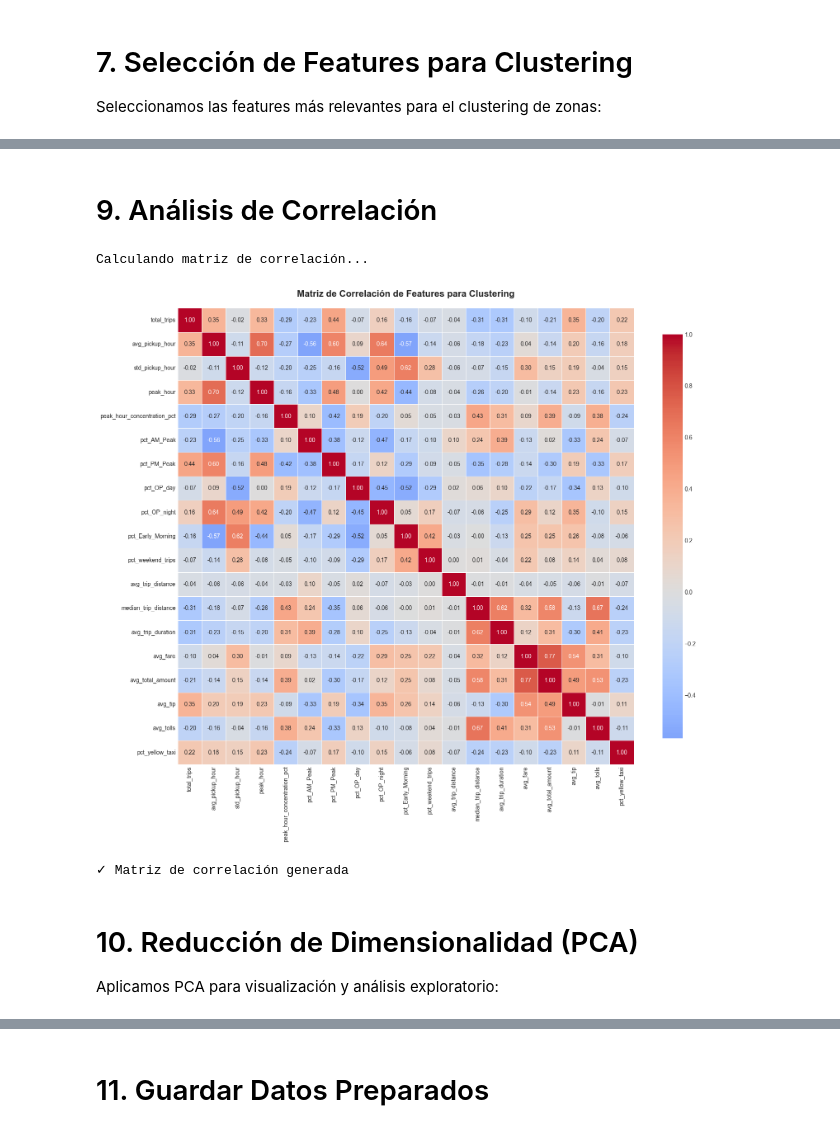
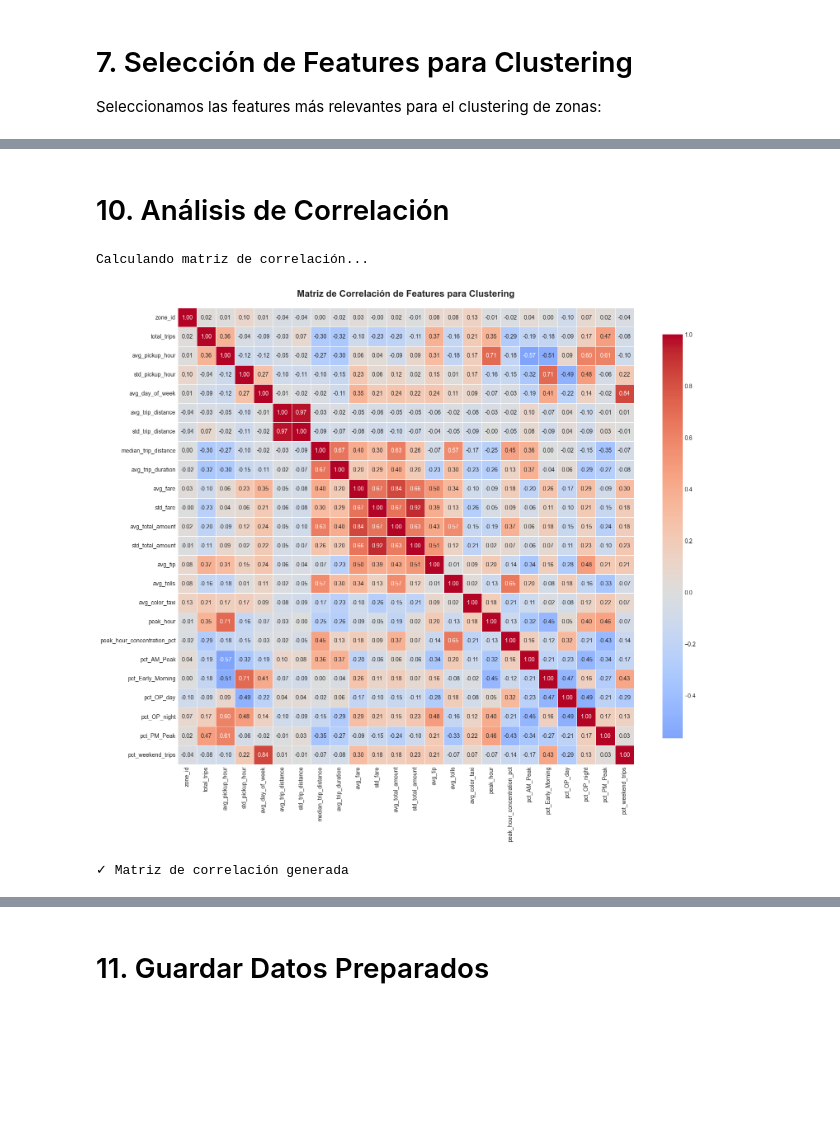
Before and after one commit to secarvallo/MLY0100, a Jupyter notebook: ML-ET/crisp-dm/03_data_preparation.ipynb, the cells around one changed output, grey strips where cells are left out. Saved outputs shown, nothing was run; the diff lists cells and outputs as text; code cells hidden in the pictures; blank space fills up the shorter version.

```diff
--- a/ML-ET/crisp-dm/03_data_preparation.ipynb
+++ b/ML-ET/crisp-dm/03_data_preparation.ipynb
@@ -258,12 +257,12 @@ zone_features.columns = [
     'std_total_amount',
     'avg_tip',
     'avg_tolls',
-    'pct_yellow_taxi'
+    'avg_color_taxi'
 ]
 
 print(f"✓ Features agregadas creadas: {zone_features.shape}")
 print(f"\nPrimeras filas:")
-zone_features.head(10)
+zone_features.sample(5)
 # %% [output]
 ============================================================
 CREANDO FEATURES AGREGADAS POR ZONA
@@ -759,0 +1328,33 @@ pct_yellow_taxi              0.000 1.002 -1.435 1.691
+# %%
+print("=" * 60)
+print("APLICANDO STANDARDSCALER PARA COMPARACIÓN")
+print("=" * 60)
+
+from sklearn.preprocessing import StandardScaler
+
+# Aplicar StandardScaler a los mismos datos
+standard_scaler = StandardScaler()
+X_scaled_standard = standard_scaler.fit_transform(X_clustering_winsorized[numeric_features])
+
+# Convertir a DataFrame
+X_scaled_standard = pd.DataFrame(
+    X_scaled_standard,
+    columns=numeric_features,
+    index=X_clustering_winsorized.index
+)
+
+print("\n✓ StandardScaler aplicado exitosamente")
+print(f"Shape: {X_scaled_standard.shape}")
+
+# Verificar normalización estándar (media ≈ 0, std ≈ 1)
+mean_vals = X_scaled_standard.mean()
+std_vals = X_scaled_standard.std()
+
+print(f"\nVerificación StandardScaler:")
+print(f"  Media promedio: {mean_vals.mean():.8f} (esperado: ~0)")
+print(f"  Std promedio: {std_vals.mean():.8f} (esperado: ~1)")
+print(f"  Media dentro de tolerancia: {abs(mean_vals.mean()) < 1e-10}")
+print(f"  Std dentro de tolerancia: {abs(std_vals.mean() - 1) < 0.01}")
+
+print(f"\nEstadísticas StandardScaler:")
+print(X_scaled_standard.describe().T[['mean', 'std', 'min', 'max']].round(4))
@@ -760,33 +1727,29 @@ pct_yellow_taxi              0.000 1.002 -1.435 1.691
 # %% [markdown]
-# 9. Análisis de Correlación
+# 10. Análisis de Correlación
 # %%
 # Matriz de correlación
 print("Calculando matriz de correlación...")
 
-correlation_matrix = X_clustering.corr()
+correlation_matrix = X_scaled_standard.corr()
 
 # Visualizar matriz de correlación
 plt.figure(figsize=(16, 14))
 sns.heatmap(
     correlation_matrix,
     annot=True,
     fmt='.2f',
     cmap='coolwarm',
     center=0,
     square=True,
     linewidths=0.5,
     cbar_kws={"shrink": 0.8}
 )
 plt.title('Matriz de Correlación de Features para Clustering', fontsize=16, fontweight='bold', pad=20)
 plt.tight_layout()
 plt.show()
 
 print("✓ Matriz de correlación generada")
 # %% [output]
 Calculando matriz de correlación...
-[figure, old version]
+[figure, new version]
 ✓ Matriz de correlación generada
-# %% [markdown]
-# 10. Reducción de Dimensionalidad (PCA)
-
-Aplicamos PCA para visualización y análisis exploratorio:
```
Also changed, not shown: parts of 47 cells of this notebook.
